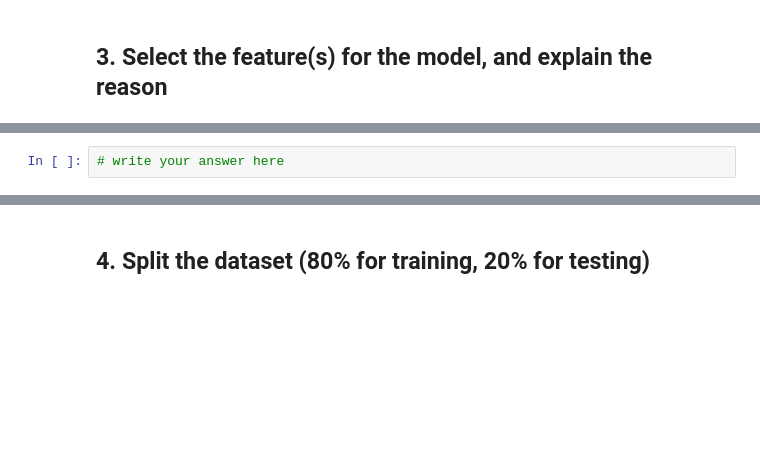
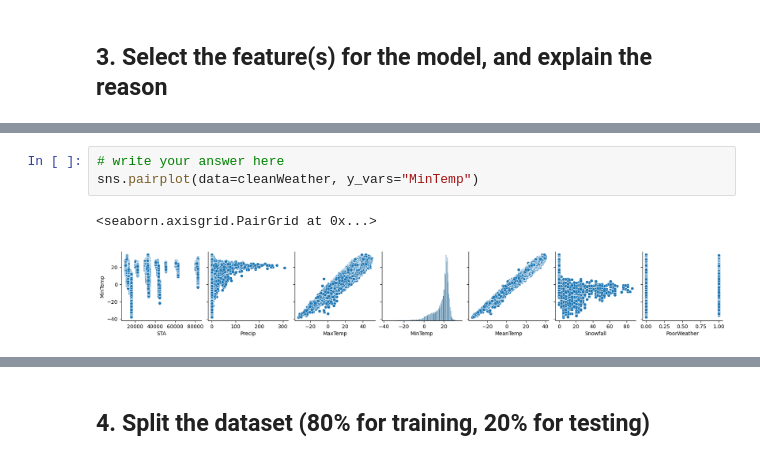
Before and after one commit to jvan809/2025-Phase-2, a Jupyter notebook: Part2/part2_submission.ipynb, the cells around one changed output, grey strips where cells are left out. Saved outputs shown, nothing was run; the diff lists cells and outputs as text; blank space fills up the shorter version.

```diff
--- a/Part2/part2_submission.ipynb
+++ b/Part2/part2_submission.ipynb
@@ -121,2 +170,6 @@ plt.xticks(range(0,1100,365))
 # %%
 # write your answer here
+sns.pairplot(data=cleanWeather, y_vars="MinTemp")
+# %% [output]
+<seaborn.axisgrid.PairGrid at 0x...>
+[figure, added]
```
Also changed, not shown: parts of 17 cells of this notebook, 1 other file.
